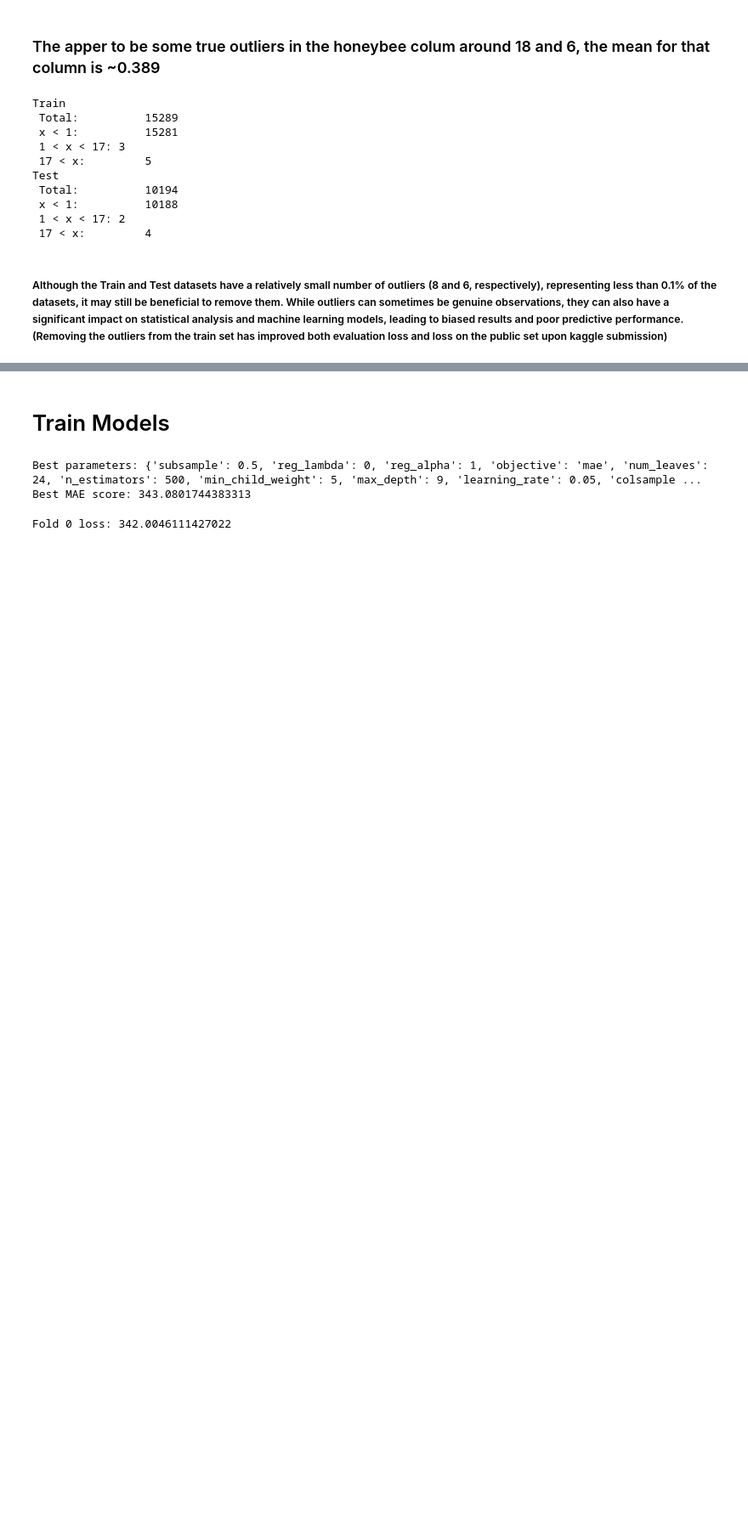
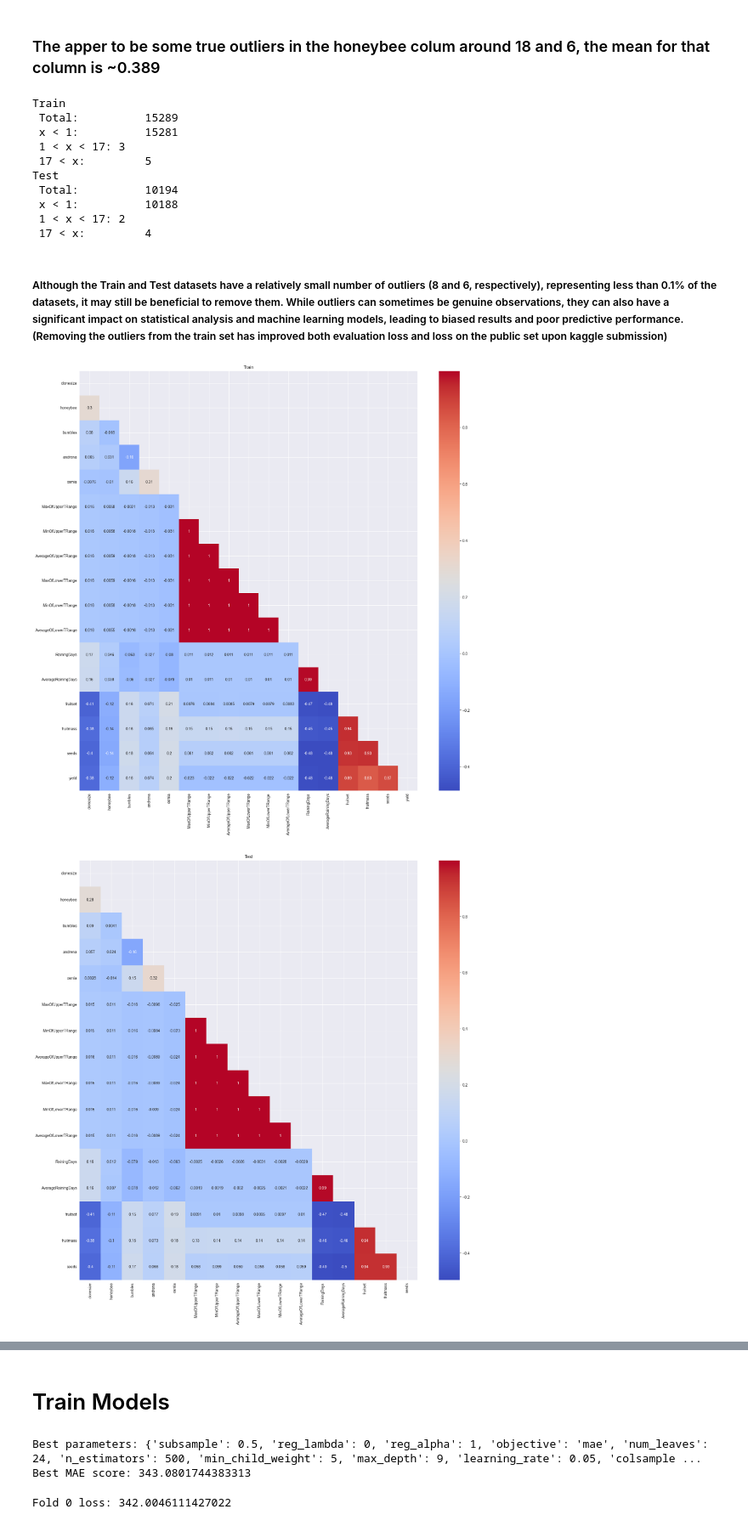
Before and after one commit to mnokno/WildBlueberryYieldPrediction, a Jupyter notebook: WildBlueberryYieldPrediction/src/WildBlueberryYieldPrediction.ipynb, the cells around one changed output, grey strips where cells are left out. Shown at 85% size. Drawn from its saved outputs; the diff is of its cells as text; code cells hidden in the pictures; blank space fills up the shorter version.

```diff
--- a/WildBlueberryYieldPrediction/src/WildBlueberryYieldPrediction.ipynb
+++ b/WildBlueberryYieldPrediction/src/WildBlueberryYieldPrediction.ipynb
@@ -145,3 +145,21 @@ Test
  17 < x:         4
 # %% [markdown]
 ##### Although the Train and Test datasets have a relatively small number of outliers (8 and 6, respectively), representing less than 0.1% of the datasets, it may still be beneficial to remove them. While outliers can sometimes be genuine observations, they can also have a significant impact on statistical analysis and machine learning models, leading to biased results and poor predictive performance. (Removing the outliers from the train set has improved both evaluation loss and loss on the public set upon kaggle submission)
+# %%
+def show_feature_correlation(df: pd.DataFrame, title: str):
+    plt.figure(figsize=(20, 20))
+    corr_matrix = df.corr()
+
+    # Generate a mask for the upper triangle
+    mask = np.zeros_like(corr_matrix, dtype=bool)
+    mask[np.triu_indices_from(mask)] = True
+
+    sns.heatmap(corr_matrix, cmap='coolwarm', annot=True, mask=mask)
+    plt.title(title)
+    plt.show()
+
+show_feature_correlation(df_train, "Train")
+show_feature_correlation(df_test, "Test")
+# %% [output]
+[figure, added]
+[figure, added]
```
Also changed, not shown: parts of 2 cells of this notebook.
